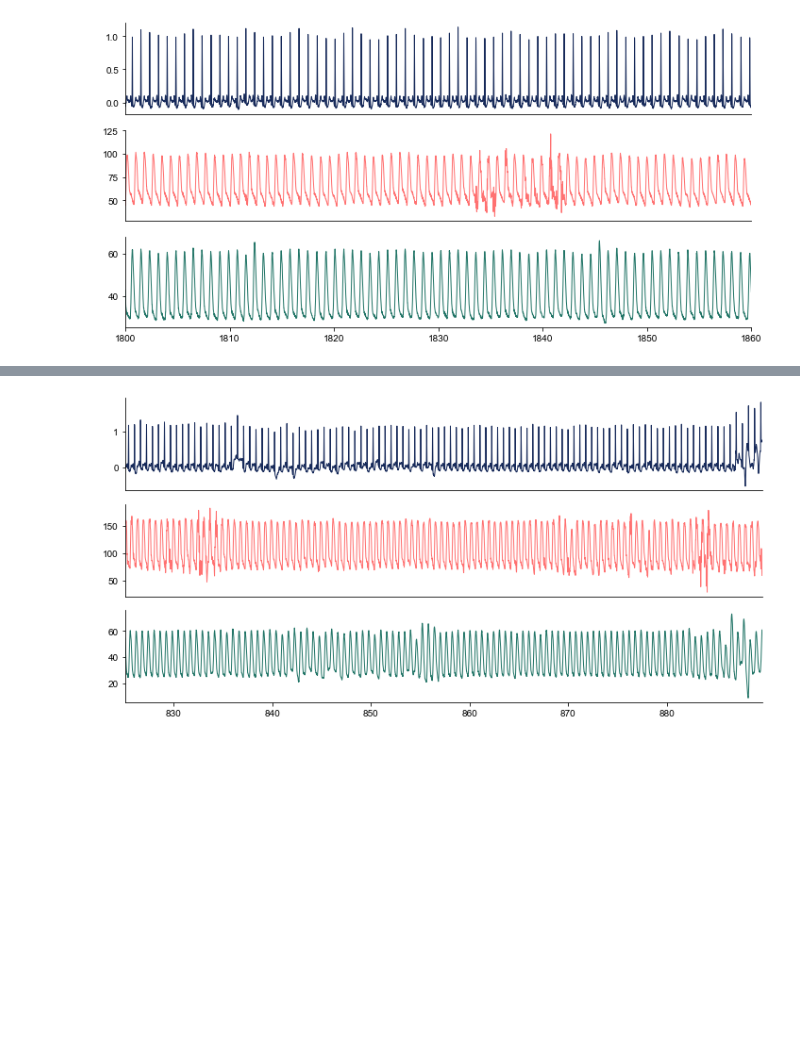
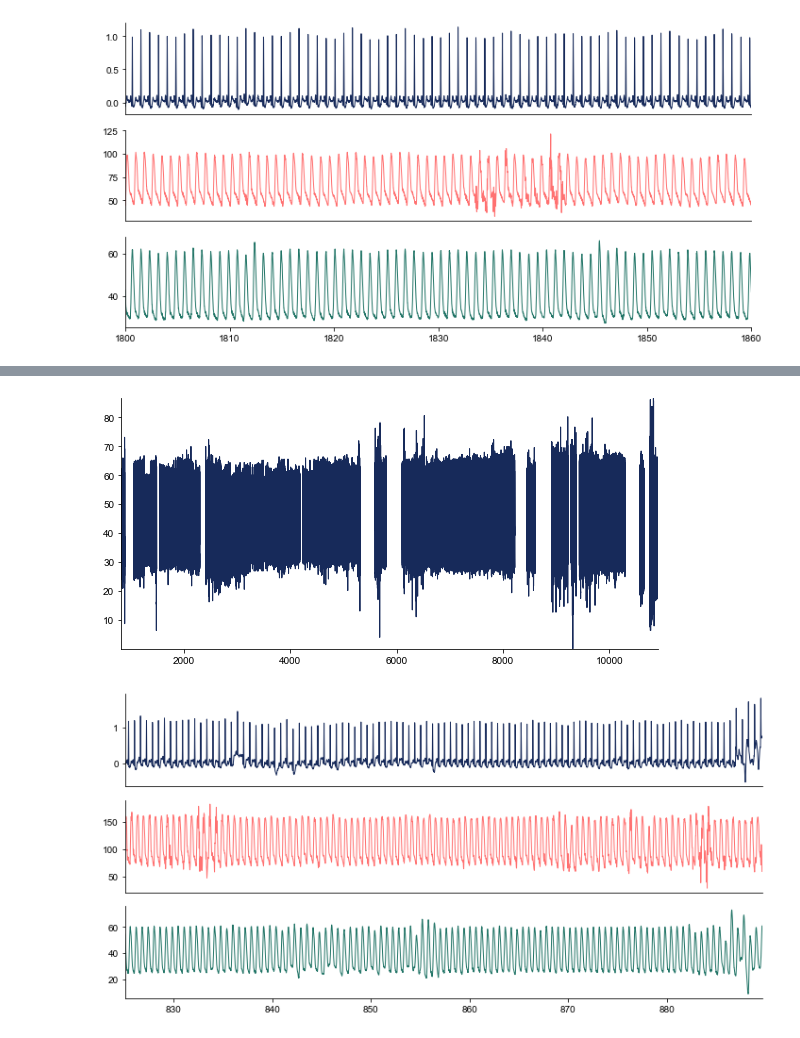
Before and after one commit to rohansanda/bp_prediction_cs229, a Jupyter notebook: wrangling.ipynb, the cells around one changed output, grey strips where cells are left out. Cells and saved outputs as stored; diff of their text form; code cells hidden in the pictures; blank space fills up the shorter version.

```diff
--- a/wrangling_demo.ipynb
+++ b/wrangling.ipynb
@@ -143,3 +184,12 @@ plt.tight_layout()
+# %%
+plt.figure(figsize=(8,4))
+#plt.plot(t, ppg, lw=1, label="Original")
+plt.plot(t, ppgm, lw=1, label="Filtered")
+sns.despine()
+plt.gca().margins(0)
+plt.tight_layout()
+# %% [output]
+[figure, added]
 # %%
 labels = np.cumsum(np.diff(mask, prepend=False))
 # counts = np.bincount(labels)[labels]
```
Also changed, not shown: parts of 5 cells of this notebook, 5 other files.
